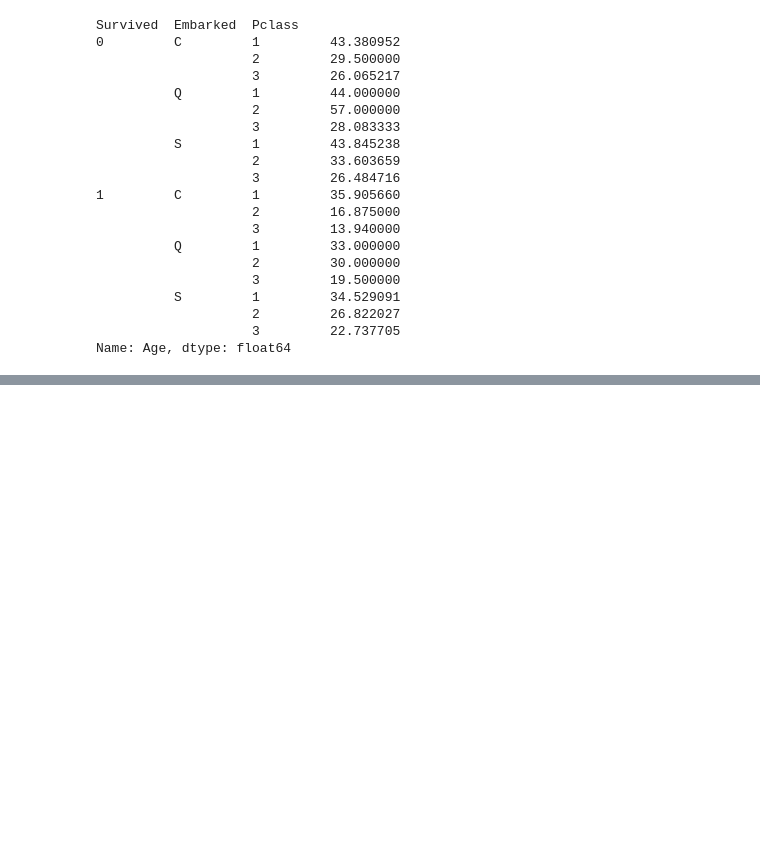
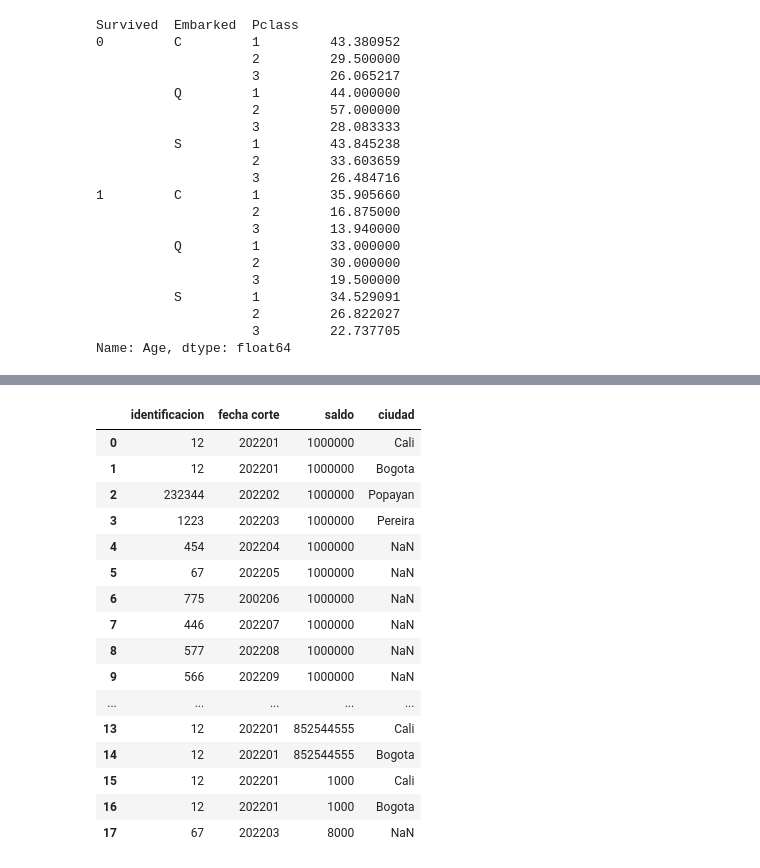
Before and after one commit to EdFlo15/notebooks, a Jupyter notebook: generalidades python.ipynb, the cells around one changed output, grey strips where cells are left out. Cells and saved outputs as stored; diff of their text form; code cells hidden in the pictures; blank space fills up the shorter version.

```diff
--- a/generalidades python.ipynb
+++ b/generalidades python.ipynb
@@ -731,0 +867,4 @@ gruposTitanic=df9.groupby(['Survived','Sex'])
+# %%
+import pandas as pd
+df=pd.read_excel('pivot.xlsx',sheet_name='Hoja1')
+df
@@ -731,0 +887,3 @@ gruposTitanic=df9.groupby(['Survived','Sex'])
+# %%
+df2=pd.read_excel('pivot.xlsx',sheet_name='Hoja2')
+df2
@@ -731,0 +896,21 @@ gruposTitanic=df9.groupby(['Survived','Sex'])
+# %%
+df3=df.merge(df2, left_on='identificacion', right_on='identificacion', how='left')
+df3
+# %% [output]
+|  | identificacion | fecha corte | saldo | ciudad |
+| 0 | 12 | 202201 | 1000000 | Cali |
+| 1 | 12 | 202201 | 1000000 | Bogota |
+| 2 | 232344 | 202202 | 1000000 | Popayan |
+| 3 | 1223 | 202203 | 1000000 | Pereira |
+| 4 | 454 | 202204 | 1000000 | NaN |
+| 5 | 67 | 202205 | 1000000 | NaN |
+| 6 | 775 | 200206 | 1000000 | NaN |
+| 7 | 446 | 202207 | 1000000 | NaN |
+| 8 | 577 | 202208 | 1000000 | NaN |
+| 9 | 566 | 202209 | 1000000 | NaN |
+| ... | ... | ... | ... | ... |
+| 13 | 12 | 202201 | 852544555 | Cali |
+| 14 | 12 | 202201 | 852544555 | Bogota |
+| 15 | 12 | 202201 | 1000 | Cali |
+| 16 | 12 | 202201 | 1000 | Bogota |
+| 17 | 67 | 202203 | 8000 | NaN |
```
Also changed, not shown: parts of 25 cells of this notebook.
